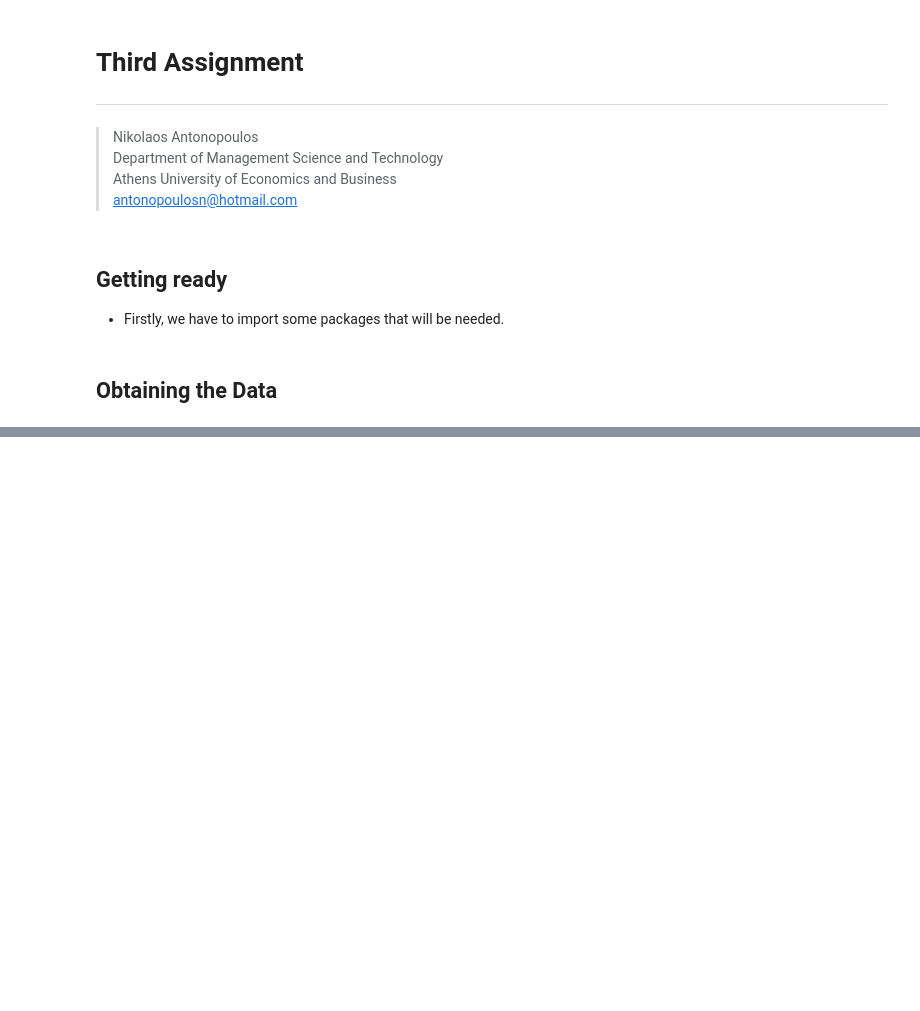
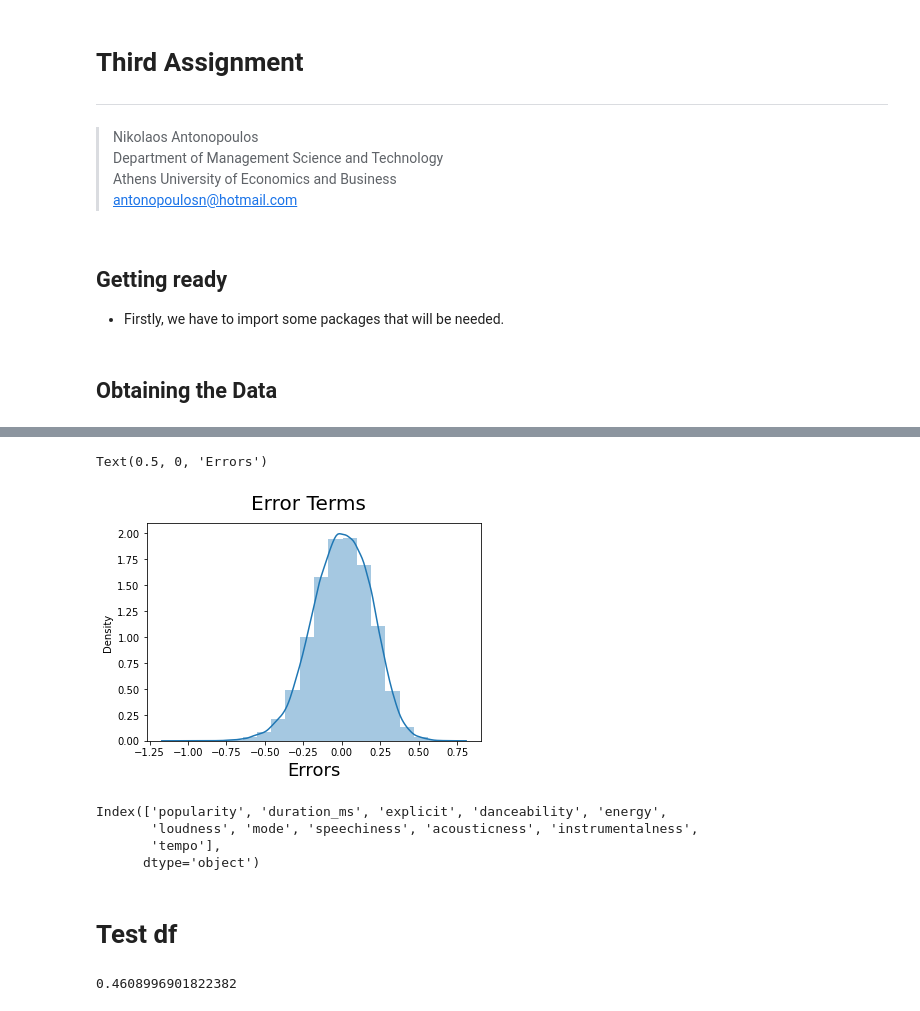
Before and after one commit to Nikos-Antonopoulos/Dissecting-Spotify-Valence, a Jupyter notebook: Dissecting_Spotify_Valence.ipynb, the cells around one changed output, grey strips where cells are left out. Cells and saved outputs as stored; diff of their text form; code cells hidden in the pictures; blank space fills up the shorter version.

```diff
--- a/Dissecting_Spotify_Valence.ipynb
+++ b/Dissecting_Spotify_Valence.ipynb
@@ -168,0 +106,5 @@ KeyboardInterrupt:
+# %%
+import statsmodels.api as sm
+X_train_lm = sm.add_constant(X_train)
+lr_1 = sm.OLS(y_train, X_train_lm).fit()
+print(lr_1.summary())
@@ -168,0 +131,20 @@ KeyboardInterrupt:
+# %%
+X = X_train.drop('liveness', 1,)
+# Build a fitted model after dropping the variable
+X_train_lm = sm.add_constant(X)
+lr_2 = sm.OLS(y_train, X_train_lm).fit()
+# Printing the summary of the model
+# print(lr_2.summary())
+# %%
+X = X.drop('key', 1)
+# Build a second fitted model
+X_train_lm = sm.add_constant(X)
+lr_3 = sm.OLS(y_train, X_train_lm).fit()
+
+# Printing the summary of the model
+# print(lr_3.summary())
+# %%
+X = X.drop('time_signature', 1)
+X_train_lm = sm.add_constant(X)
+lr_4 = sm.OLS(y_train, X_train_lm).fit()
+print(lr_4.summary())
@@ -168,0 +190,20 @@ KeyboardInterrupt:
+# %%
+import seaborn as sns
+y_train_price = lr_4.predict(X_train_lm)
+# Plot the histogram of the error terms
+fig = plt.figure()
+sns.distplot((y_train - y_train_price), bins = 20)
+fig.suptitle('Error Terms', fontsize = 20)                  # Plot heading
+plt.xlabel('Errors', fontsize = 18)
+# %% [output]
+Text(0.5, 0, 'Errors')
+[figure, added]
+# %%
+X.columns
+# %% [output]
+Index(['popularity', 'duration_ms', 'explicit', 'danceability', 'energy',
+       'loudness', 'mode', 'speechiness', 'acousticness', 'instrumentalness',
+       'tempo'],
+      dtype='object')
+# %% [markdown]
+# Test df
@@ -168,0 +226,5 @@ KeyboardInterrupt:
+# %%
+from sklearn.metrics import r2_score
+r2_score(y_true = y_test, y_pred = y_pred_m4)
+# %% [output]
+0.4608996901822382
```
Also changed, not shown: parts of 116 cells of this notebook, 3 other files.
